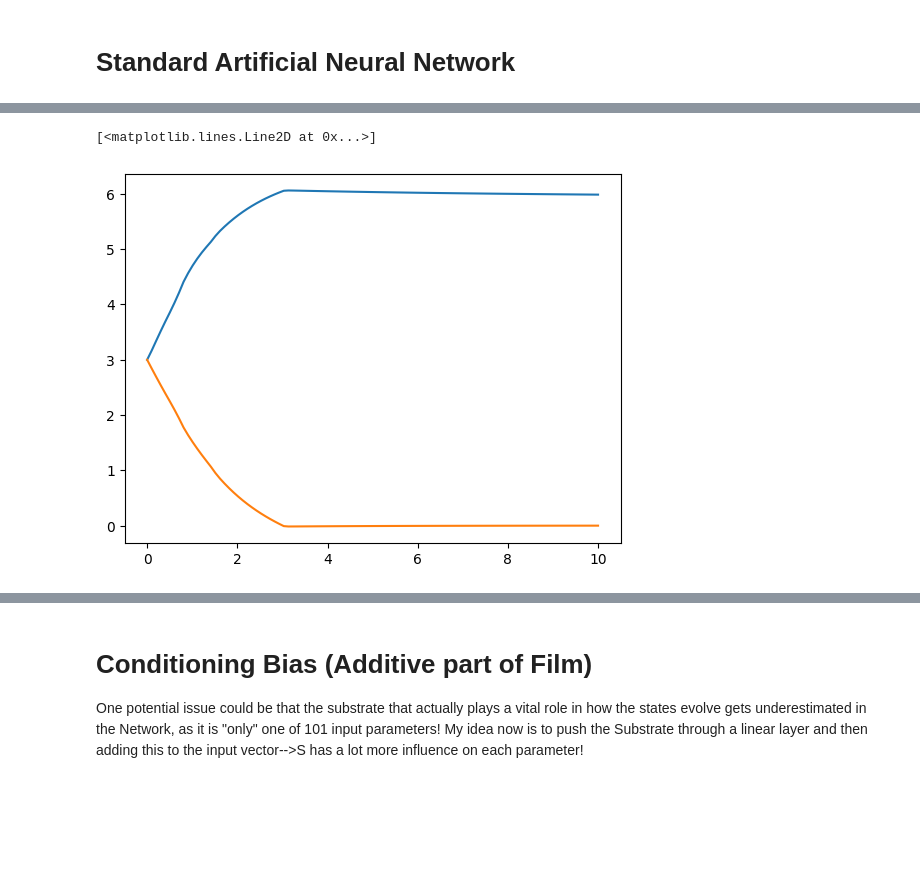
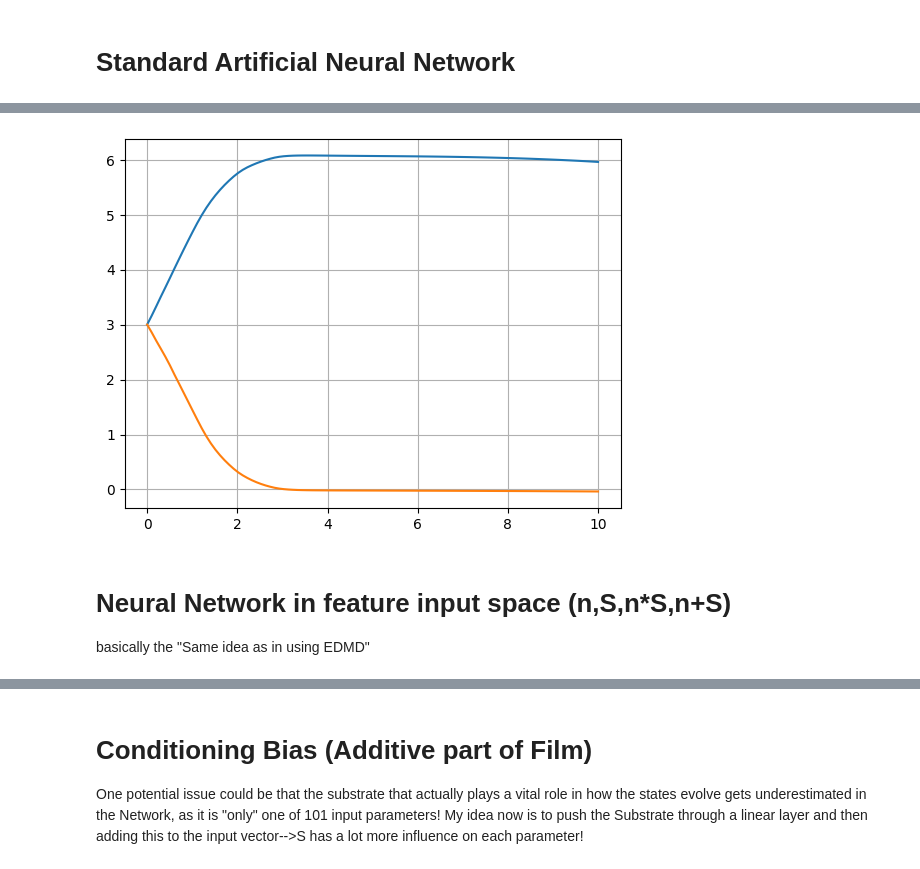
Before and after one commit to therealtoby1/Master, a Jupyter notebook: Training_data_integro_diff_batch/NN_methods_integro_diff_batch.ipynb, the cells around one changed output, grey strips where cells are left out. Drawn from its saved outputs; the diff is of its cells as text; code cells hidden in the pictures; blank space fills up the shorter version.

```diff
--- a/Training_data_integro_diff_batch/NN_methods_integro_diff_batch.ipynb
+++ b/Training_data_integro_diff_batch/NN_methods_integro_diff_batch.ipynb
@@ -78,9 +113,11 @@ Normalization_scales={"S_max":S_max,
 # %%
 #original pde system
 with open("Dataset_validation_integro_diff_Batch_for_plots.pkl", "rb") as f:
-    Dataset_validation = pickle.load(f)
-N_pde= Dataset_validation[0]["n"]
-S_pde=Dataset_validation[0]["S"]
+    Dataset_plot_validation = pickle.load(f)
+
+
+N_pde= Dataset_plot_validation[0]["n"]
+S_pde=Dataset_plot_validation[0]["S"]
 B_pde=[]
 for i in range(T):
     B_pde.append(sum(N_pde[:,i]*m.numpy()*delta_m.numpy()))
@@ -111,5 +148,15 @@ class Neuralnetwork(nn.Module):
         return self.model(x)
 
 model=Neuralnetwork(dim)
-model,loss = train_the_model_full_dataset_Adam(model,X_train,Y_train,num_epochs=3000,loss_function=PINN_loss_fun_batch,n_max=n_max,s_max=S_max,mass_grid=m)
+model , loss =  train_with_dataloader_Adam(
+    model,
+    X_train, Y_train,
+    X_val, Y_val,
+    num_epochs=500,
+    batch_size=100,
+    patience=20,
+    lr=1e-3
+)
+
+# model,loss = train_the_model_full_dataset_Adam(model,X_train,Y_train,num_epochs=3000,loss_function=PINN_loss_fun_batch,n_max=n_max,s_max=S_max,mass_grid=m)
 # %% [output]
@@ -133,17 +166,21 @@ Iter 02900 | Loss: 0.00000708 | Best: 0.00000708 | LR: 6.25e-04
 # %%
 
 # #prediction step
 # state_dict = torch.load(r"classic_NN_integro_diff_batch_2000_epoch_relu_5_layer_128.pth")
 # model.load_state_dict(state_dict)
-n0=Dataset_validation[0]["n"][:,0]
-S0 =Dataset_validation[0]["initial_substrate"]
+n0=Dataset_plot_validation[0]["n"][:,0]
+S0 =Dataset_plot_validation[0]["initial_substrate"]
 N_nn,S_nn = rollout(model=model, n0=n0, s0=S0, steps=T-1, n_max=n_max, S_max=S_max,return_numpy=True)
 
 plot_spaghetti(m=m,t=torch.linspace(0,10,T),N=N_nn,title="Neural network prediction")
 biomass_nn  = (N_nn  * m.numpy()[:,None]).sum(axis=0) * delta_m.numpy()
 plt.plot(t_eval,biomass_nn,label="Neural Network Biomass")
 plt.plot(t_eval,S_nn,label="Neural Network Substrate")
+plt.grid()
+plt.show()
 # torch.save(model.state_dict(), 'classic_NN_integro_diff_batch_2000_epoch_relu_5_layer_128.pth')
 # %% [output]
-[<matplotlib.lines.Line2D at 0x...>]
-[figure, old version]
+[figure, new version]
+# %% [markdown]
+# Neural Network in feature input space (n,S,n*S,n+S)
+basically the "Same idea as in using EDMD"
```
Also changed, not shown: parts of 14 cells of this notebook, 7 other files.
